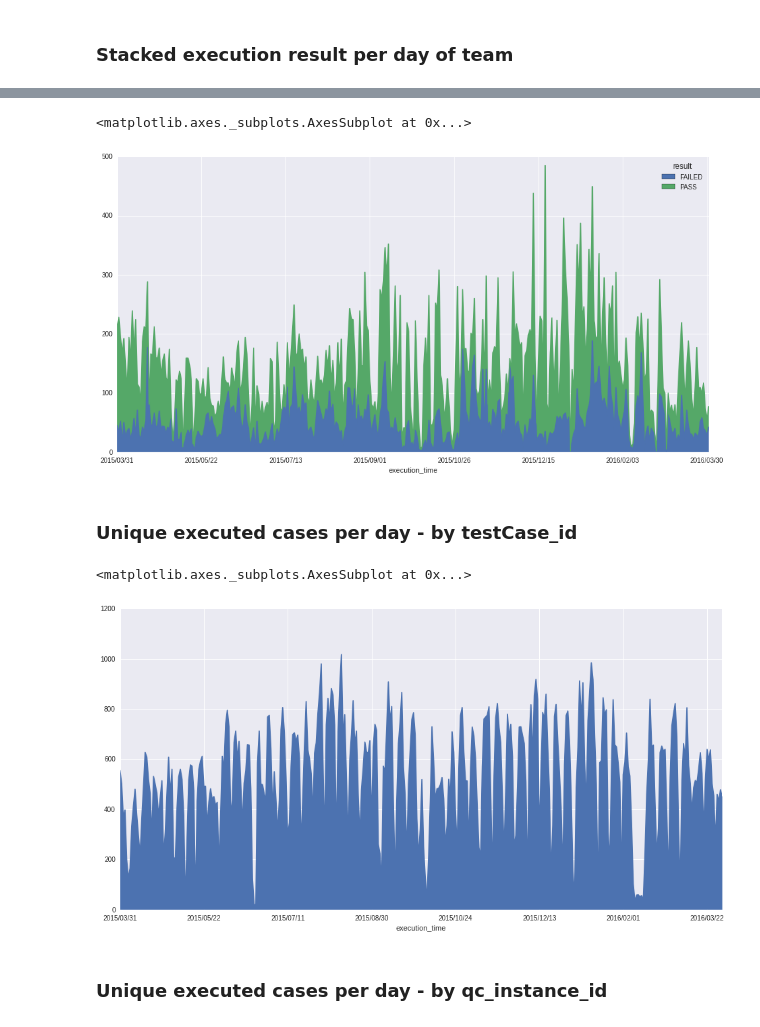
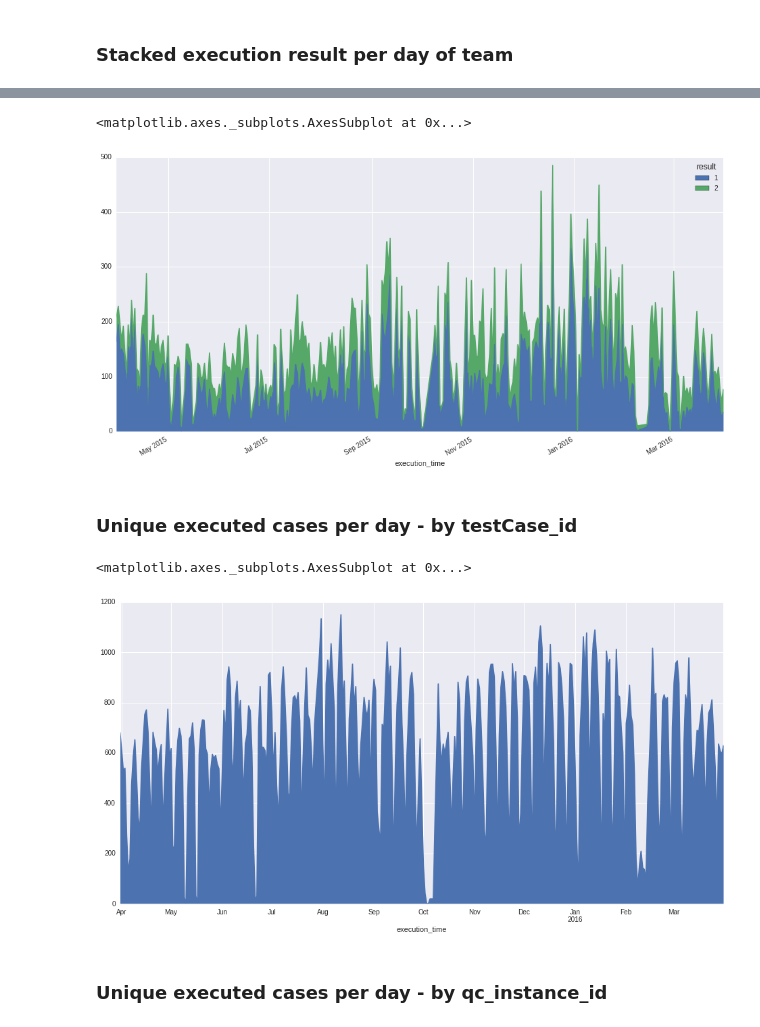
Before and after one commit to lybicat/netbyte, a Jupyter notebook: notebooks/test-execution-history-analysis.ipynb, the cells around one changed output, grey strips where cells are left out. Drawn from its saved outputs; the diff is of its cells as text; code cells hidden in the pictures.

```diff
--- a/notebooks/test-execution-history-analysis.ipynb
+++ b/notebooks/test-execution-history-analysis.ipynb
@@ -16,6 +17,7 @@ sql = '''SELECT t.name AS team_name,
            r.testCase_id,
            r.elapse_time,
            r.testBed_id,
+           r.build_id,
            r.result
            FROM rtreport_testrecord AS r
              LEFT JOIN rtreport_testteam AS t ON r.team_id=t.id
@@ -27,7 +29,3 @@ one_year_data = data[(data.execution_time > '2015/03/31') & (
         data.execution_time < '2016/04/01')]
 # remove CI and QT data
 # one_year_data = one_year_data[(one_year_data.team_name != 'CI') & (one_year_data.team_name != 'QT')]
-# %%
-# patch result
-one_year_data['result'][one_year_data.result == 1] = 'PASS'
-one_year_data['result'][one_year_data.result == 2] = 'FAILED'
@@ -122,21 +116,19 @@ array(['PET2', 'OAM1', 'RRM&TEL2', 'RRM&TEL3', 'SISO1', 'OAM2', 'TRANS',
        'MNT2_KPI', 'MNT2_Capacity', 'SON', 'OAM', 'IODT',
        'MNT2_Trunk_PET_CRT'], dtype=object)
 # %%
-team_exec_data_by_result = one_year_data[one_year_data.team_name == 'OAM1'].groupby([
-        one_year_data.execution_time.map(lambda t: t.strftime('%Y/%m/%d')), 'result'])
-team_exec_data_by_result.size().unstack().plot(kind='area', stacked=True, figsize=(16,8))
+team_exec_data_by_result = one_year_data[one_year_data.team_name == 'OAM1'].pivot_table('testCase_id',
+    index=pd.TimeGrouper(key='execution_time', freq='1d'), columns='result', aggfunc='count')
+team_exec_data_by_result.plot(kind='area', stacked=True, figsize=(16,8))
 # %% [output]
 <matplotlib.axes._subplots.AxesSubplot at 0x...>
-[figure, old version]
+[figure, new version]
 # %% [markdown]
 ### Unique executed cases per day - by testCase_id
 # %%
-# unique execution cases per day
-uniq_cases_data = day_data.testCase_id.apply(lambda x: len(x.unique())) # or day_data.testCase_id.nunique()
-uniq_cases_data.plot(kind='area', figsize=(16,8))
+day_data.testCase_id.apply(lambda x: len(x.unique())).plot(kind='area', figsize=(16,8))
 # %% [output]
 <matplotlib.axes._subplots.AxesSubplot at 0x...>
-[figure, old version]
+[figure, new version]
 # %% [markdown]
 ### Unique executed cases per day - by qc_instance_id
 # %%
```
Also changed, not shown: parts of 61 cells of this notebook.
